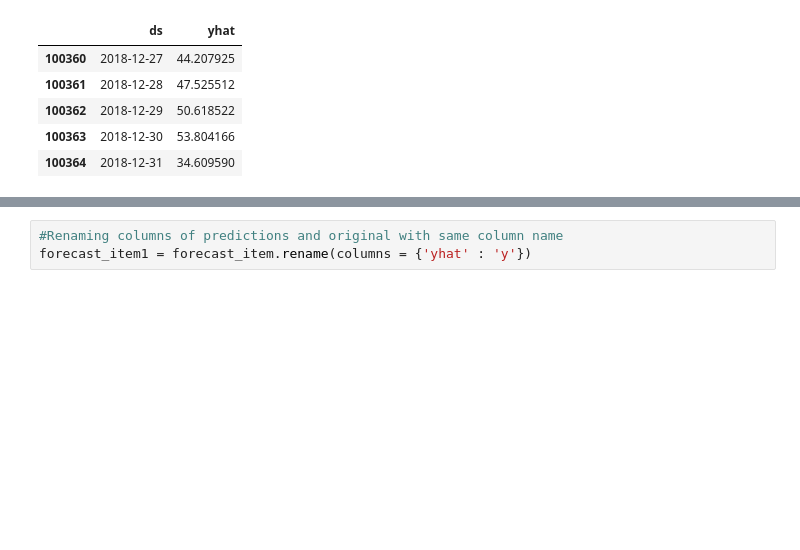
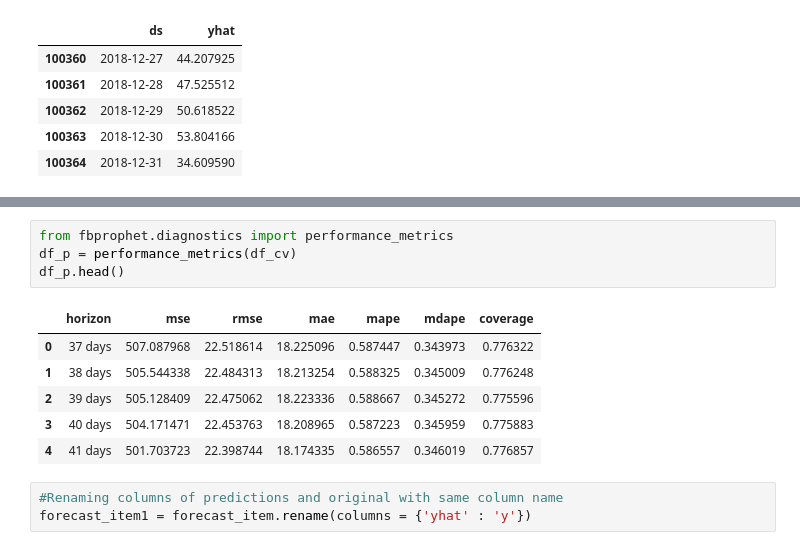
Before and after one commit to varalakshmiarcot/StoreitemDemandForecasting-using-Time-Series, a Jupyter notebook: Store_item_demand_using_prophet.ipynb, the cells around one changed output, grey strips where cells are left out. Cells and saved outputs as stored; diff of their text form; blank space fills up the shorter version.

```diff
--- a/Store_item_demand_using_prophet.ipynb
+++ b/Store_item_demand_using_prophet.ipynb
@@ -143,3 +157,14 @@ forecast_item.tail()
+# %%
+from fbprophet.diagnostics import performance_metrics
+df_p = performance_metrics(df_cv)
+df_p.head()
+# %% [output]
+|  | horizon | mse | rmse | mae | mape | mdape | coverage |
+| 0 | 37 days | 507.087968 | 22.518614 | 18.225096 | 0.587447 | 0.343973 | 0.776322 |
+| 1 | 38 days | 505.544338 | 22.484313 | 18.213254 | 0.588325 | 0.345009 | 0.776248 |
+| 2 | 39 days | 505.128409 | 22.475062 | 18.223336 | 0.588667 | 0.345272 | 0.775596 |
+| 3 | 40 days | 504.171471 | 22.453763 | 18.208965 | 0.587223 | 0.345959 | 0.775883 |
+| 4 | 41 days | 501.703723 | 22.398744 | 18.174335 | 0.586557 | 0.346019 | 0.776857 |
 # %%
 #Renaming columns of predictions and original with same column name
 forecast_item1 = forecast_item.rename(columns = {'yhat' : 'y'})
```
Also changed, not shown: parts of 16 cells of this notebook.
